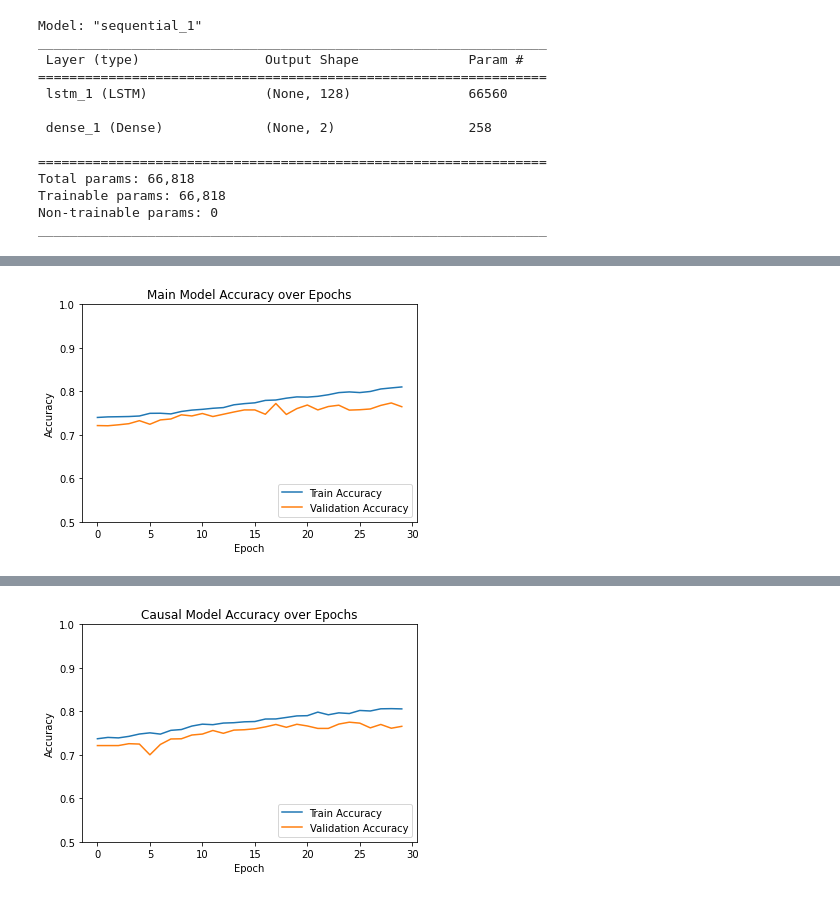
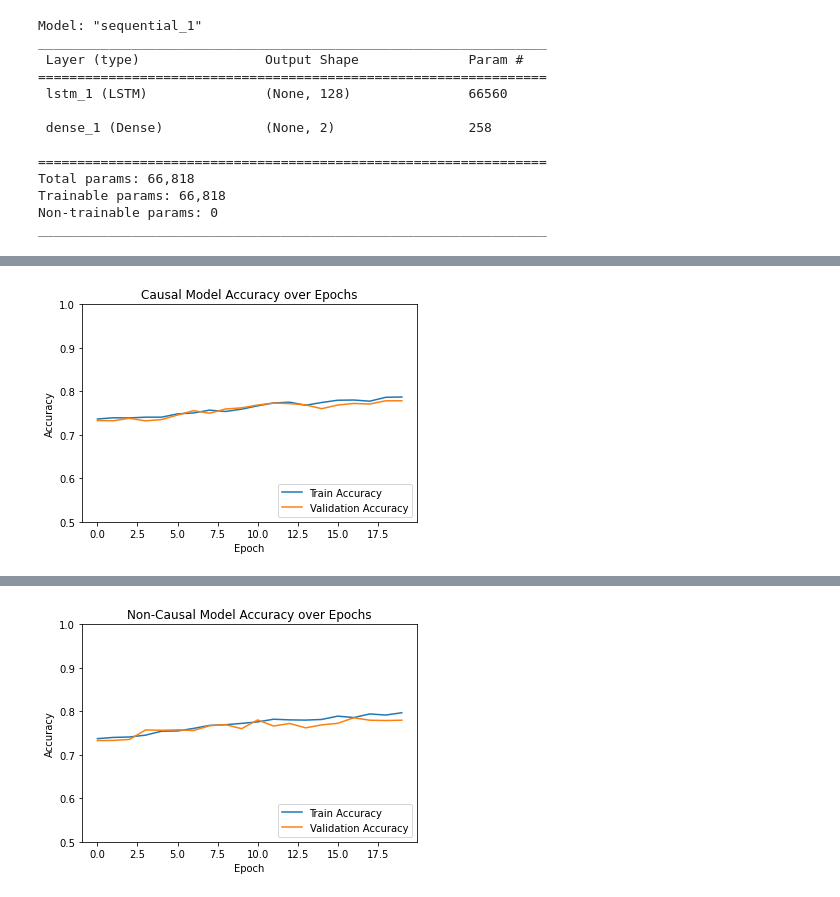
Before and after one commit to nightsplinter/pki, a Jupyter notebook: code/01_LSTM/solution.ipynb, the cells around one changed output, grey strips where cells are left out. Drawn from its saved outputs; the diff is of its cells as text; code cells hidden in the pictures.

```diff
--- a/code/01_LSTM/solution.ipynb
+++ b/code/01_LSTM/solution.ipynb
@@ -95,14 +95,9 @@ from tensorflow.keras.utils import to_categorical
 labels = to_categorical(labels, num_classes=2)
 
 # Train-Test-Split durchführen
-# Daten in 70% Training und 30% für die Validierung und Test aufteilen
-mfcc_train, mfcc_temp, labels_train, labels_temp = train_test_split(
-    mfcc, labels, test_size=0.3, random_state=42
-)
-
-# 30% werden nochmal in 15% für die Validierung und 15% für den Test aufgeteilt
-mfcc_val, mfcc_test, labels_val, labels_test = train_test_split(
-    mfcc_temp, labels_temp, test_size=0.5, random_state=42
+# 80% Training, 20% Test
+mfcc_train, mfcc_test, labels_train, labels_test = train_test_split(
+    mfcc, labels, test_size=0.2, random_state=42
 )
 
 print(
@@ -123,7 +118,7 @@ mfcc_test.shape: (2307, 128, 1),
 # %%
 # Konfiguration des Trainingsprozesses
 BATCH_SIZE = 64
-EPOCHS = 30
+EPOCHS = 20
 ACTIVATION_1 = "relu"
 ACTIVATION_2 = "softmax"
 METRIC = "accuracy"
@@ -341,33 +336,33 @@ def plot_accuracy_and_evaluate(
     :param mfcc_test: Testdaten (MFCC)
     :param labels_test: Testlabels
     :param model_name: Name des Modells
     """
     plt.plot(history.history["accuracy"], label="Train Accuracy")
     plt.plot(history.history["val_accuracy"], label="Validation Accuracy")
     plt.xlabel("Epoch")
     plt.ylabel("Accuracy")
     plt.ylim([0.5, 1])
     plt.title(f"{model_name} Accuracy over Epochs")
     plt.legend(loc="lower right")
     plt.show()
 
     test_loss, test_acc = model.evaluate(mfcc_test, labels_test, verbose=2)
     print(f"{model_name} Test Accuracy: {test_acc:.4f}")
     print(f"{model_name} Test Loss: {test_loss:.4f}")
 
 
 # Beispielaufruf für das Standardmodell (Mit Zukunftsinformation)
 plot_accuracy_and_evaluate(
-    model, history, mfcc_test, labels_test, model_name="Main Model"
+    model, history, mfcc_test, labels_test, model_name="Causal Model"
 )
 
 # Beispielaufruf für das Causal Modell (Ohne Zukunftsinformation)
 plot_accuracy_and_evaluate(
     bidirectional_model,
    bidirectional_history,
     mfcc_test,
     labels_test,
-    model_name="Causal Model",
+    model_name="Non-Causal Model",
 )
 # %% [output]
-[figure, old version]
+[figure, new version]
@@ -377 +372 @@ Main Model Test Loss: 0.5088
-[figure, old version]
+[figure, new version]
```
Also changed, not shown: parts of 5 cells of this notebook, 9 other files.
